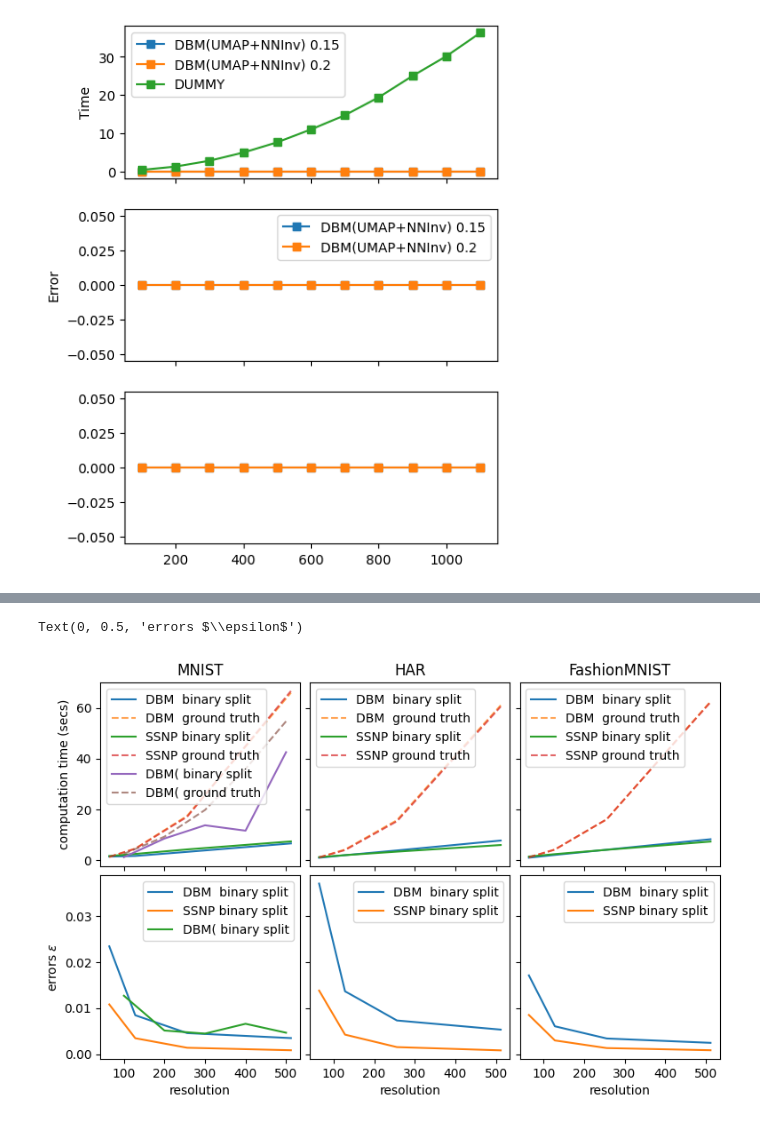
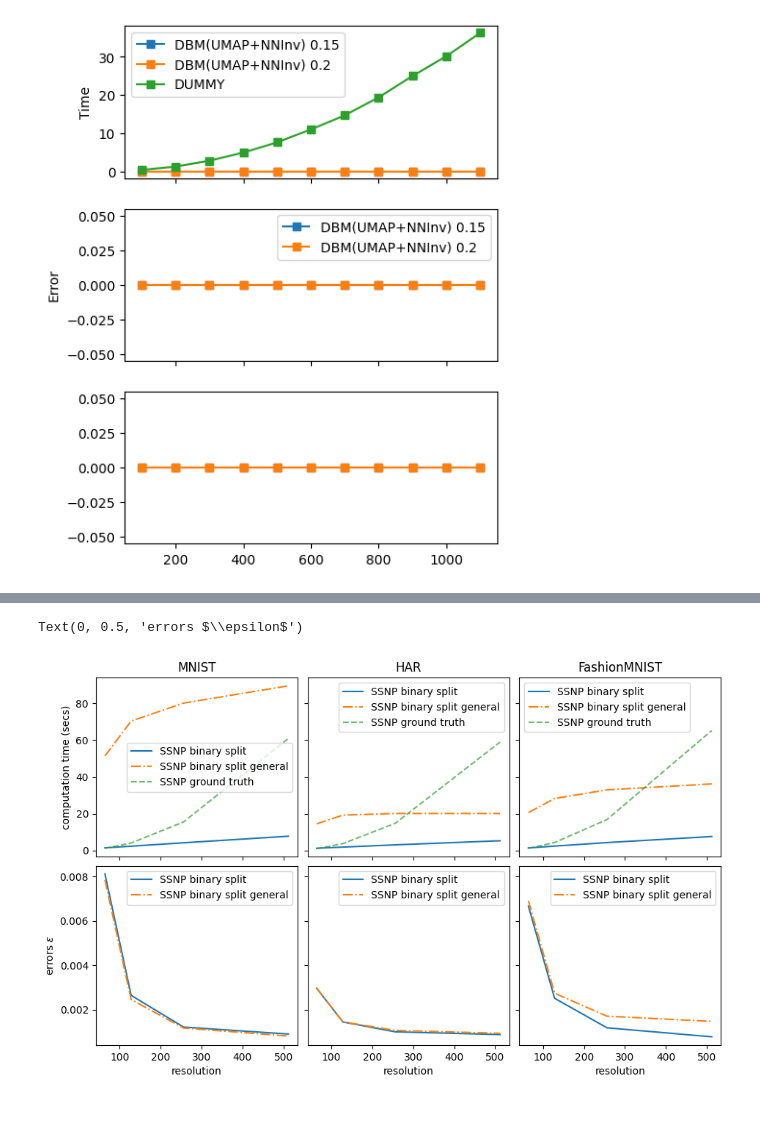
Before and after one commit to wuyuyu1024/map_builder, a Jupyter notebook: results/plot.results.ipynb, the cells around one changed output, grey strips where cells are left out. Drawn from its saved outputs; the diff is of its cells as text; code cells hidden in the pictures.

```diff
--- a/results/plot.results.ipynb
+++ b/results/plot.results.ipynb
@@ -254,4 +254,5 @@ def plot_dist_map(data_names, ppinv_name, n_cols=3, dir='dist2boundary', suffix=
 
     return fig
 # %%
-df = pd.read_csv('./dist2boundary/results2024-11-15_15:44:08_manual.csv')
+df = pd.read_csv('./dist2boundary/results_general_2024-11-26_09:41:48.csv')
+df.head()
@@ -258,29 +266,37 @@ df = pd.read_csv('./dist2boundary/results2024-11-15_15:44:08_manual.csv')
 # %%
 ### plot with seaborn
 
-fig, axes = plt.subplots(2, 3, figsize=(9, 5.5), sharex=True, sharey='row')
+# fig, axes = plt.subplots(2, 3, figsize=(9, 5.5), sharex=True, sharey='row')
+fig, axes = plt.subplots(2, 3, figsize=(11, 6.5), sharex=True, sharey='row')
 fig.subplots_adjust(hspace=0.05, wspace=0.05)
 for i, data_name in enumerate(df.Data.unique()):
     data = df[df.Data == data_name]
     for pinv in data.PPinv.unique():
+        if pinv != 'SSNP':
+            continue
         d = data[data.PPinv == pinv]
         axes[0, i].plot(d.grid, d['time fast'], '-', label=pinv[:4] + ' binary split')
+        axes[0, i].plot(d.grid, d['time fast general'], '-.', label=pinv[:4] + ' binary split general')
+
         axes[0, i].plot(d.grid, d['time dummy'], '--', label=pinv[:4] + ' ground truth', alpha=0.7)
 
+
+
         axes[1, i].plot(d.grid, d['error_sq'], '-', label=pinv[:4] + ' binary split', alpha=1)
+        axes[1, i].plot(d.grid, d['error_sq_general'], '-.', label=pinv[:4] + ' binary split general', alpha=1)
 
     axes[0, i].legend()
     axes[0, i].set_title(data_name)
     axes[1, i].legend()
     axes[1, i].set_xlabel('resolution')
 
 axes[0, 0].set_ylabel('computation time (secs)')
 axes[1, 0].set_ylabel('errors $\epsilon$')
 
 # fig.savefig('../figures/time_deepfool.eps', format='eps', bbox_inches='tight', dpi=150)
 # %% [output]
 Text(0, 0.5, 'errors $\\epsilon$')
-[figure, old version]
+[figure, new version]
 # %%
 dataset_names = [
     'HAR',
```
Also changed, not shown: parts of 2 cells of this notebook, 1 other file.
